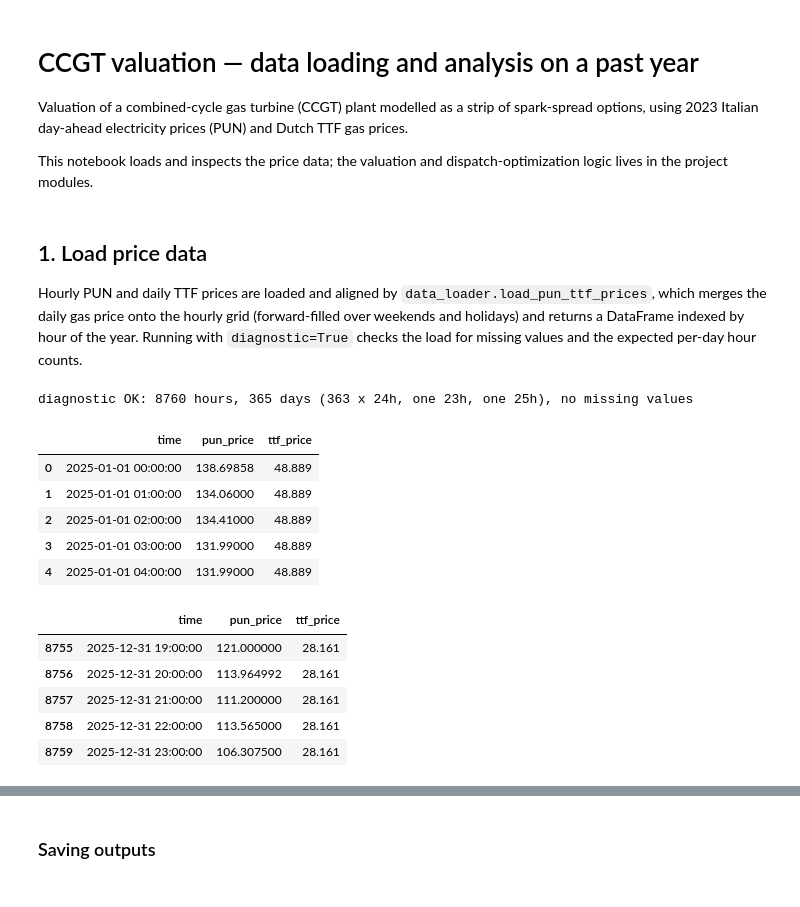
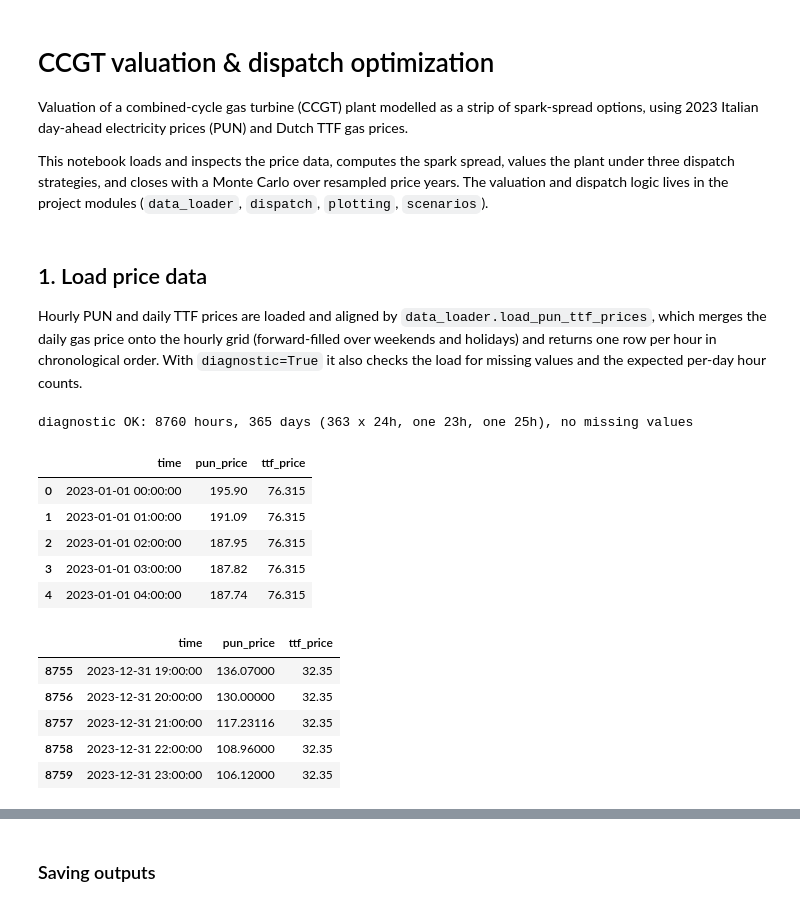
Before and after one commit to Frascus/ccgt-valuation, a Jupyter notebook: analysis.ipynb, the cells around one changed output, grey strips where cells are left out. Saved outputs shown, nothing was run; the diff lists cells and outputs as text; code cells hidden in the pictures.

```diff
--- a/analysis.ipynb
+++ b/analysis.ipynb
@@ -19,39 +19,41 @@ CO2_PRICE=70 #EUR/ton
 # %% [markdown]
-# CCGT valuation — data loading and analysis on a past year
+# CCGT valuation & dispatch optimization
 
-Valuation of a combined-cycle gas turbine (CCGT) plant modelled as a
-strip of spark-spread options, using 2023 Italian day-ahead electricity
-prices (PUN) and Dutch TTF gas prices.
+Valuation of a combined-cycle gas turbine (CCGT) plant modelled as a strip of
+spark-spread options, using 2023 Italian day-ahead electricity prices (PUN) and
+Dutch TTF gas prices.
 
-This notebook loads and inspects the price data; the valuation and
-dispatch-optimization logic lives in the project modules.
+This notebook loads and inspects the price data, computes the spark spread,
+values the plant under three dispatch strategies, and closes with a Monte Carlo
+over resampled price years. The valuation and dispatch logic lives in the
+project modules (`data_loader`, `dispatch`, `plotting`, `scenarios`).
 # %% [markdown]
 ## 1. Load price data
 
 Hourly PUN and daily TTF prices are loaded and aligned by
-`data_loader.load_pun_ttf_prices`, which merges the daily gas price onto
-the hourly grid (forward-filled over weekends and holidays) and returns
-a DataFrame indexed by hour of the year. Running with `diagnostic=True`
-checks the load for missing values and the expected per-day hour counts.
+`data_loader.load_pun_ttf_prices`, which merges the daily gas price onto the
+hourly grid (forward-filled over weekends and holidays) and returns one row per
+hour in chronological order. With `diagnostic=True` it also checks the load for
+missing values and the expected per-day hour counts.
 # %%
-year=2025 #available years are 2022 - 2023 - 2024 - 2025 only
+year = 2023   # available years: 2022, 2023, 2024, 2025
 
-pun_ttf_prices=data_loader.load_pun_ttf_prices(diagnostic=True, year=year)
+pun_ttf_prices = data_loader.load_pun_ttf_prices(diagnostic=True, year=year)
 
 display(pun_ttf_prices.head())
 display(pun_ttf_prices.tail())
 # %% [output]
 diagnostic OK: 8760 hours, 365 days (363 x 24h, one 23h, one 25h), no missing values
 |  | time | pun_price | ttf_price |
-| 0 | 2025-01-01 00:00:00 | 138.69858 | 48.889 |
-| 1 | 2025-01-01 01:00:00 | 134.06000 | 48.889 |
-| 2 | 2025-01-01 02:00:00 | 134.41000 | 48.889 |
-| 3 | 2025-01-01 03:00:00 | 131.99000 | 48.889 |
-| 4 | 2025-01-01 04:00:00 | 131.99000 | 48.889 |
+| 0 | 2023-01-01 00:00:00 | 195.90 | 76.315 |
+| 1 | 2023-01-01 01:00:00 | 191.09 | 76.315 |
+| 2 | 2023-01-01 02:00:00 | 187.95 | 76.315 |
+| 3 | 2023-01-01 03:00:00 | 187.82 | 76.315 |
+| 4 | 2023-01-01 04:00:00 | 187.74 | 76.315 |
 |  | time | pun_price | ttf_price |
-| 8755 | 2025-12-31 19:00:00 | 121.000000 | 28.161 |
-| 8756 | 2025-12-31 20:00:00 | 113.964992 | 28.161 |
-| 8757 | 2025-12-31 21:00:00 | 111.200000 | 28.161 |
-| 8758 | 2025-12-31 22:00:00 | 113.565000 | 28.161 |
-| 8759 | 2025-12-31 23:00:00 | 106.307500 | 28.161 |
+| 8755 | 2023-12-31 19:00:00 | 136.07000 | 32.35 |
+| 8756 | 2023-12-31 20:00:00 | 130.00000 | 32.35 |
+| 8757 | 2023-12-31 21:00:00 | 117.23116 | 32.35 |
+| 8758 | 2023-12-31 22:00:00 | 108.96000 | 32.35 |
+| 8759 | 2023-12-31 23:00:00 | 106.12000 | 32.35 |
 # %% [markdown]
```
Also changed, not shown: parts of 15 cells of this notebook, 6 other files.
